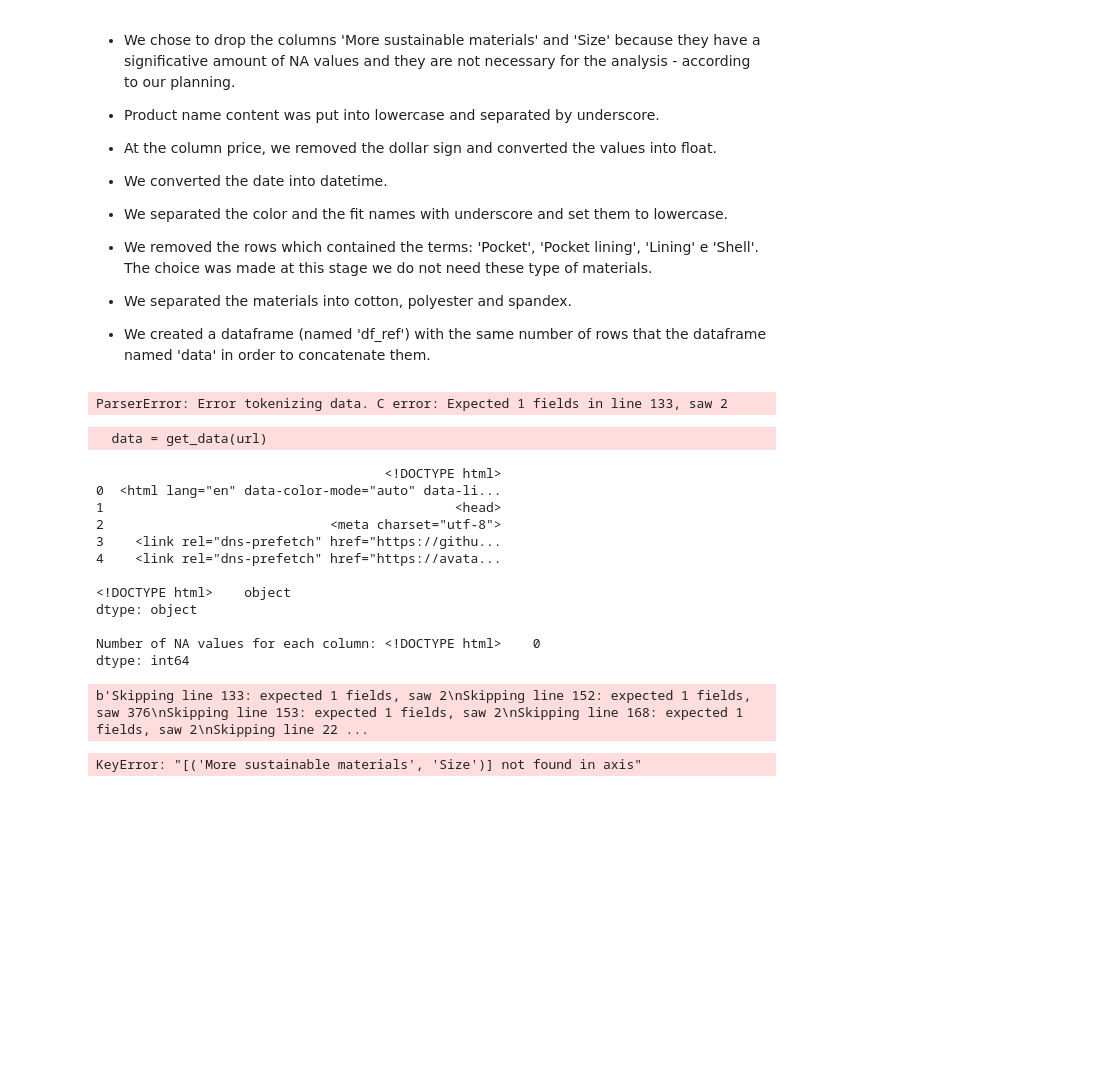
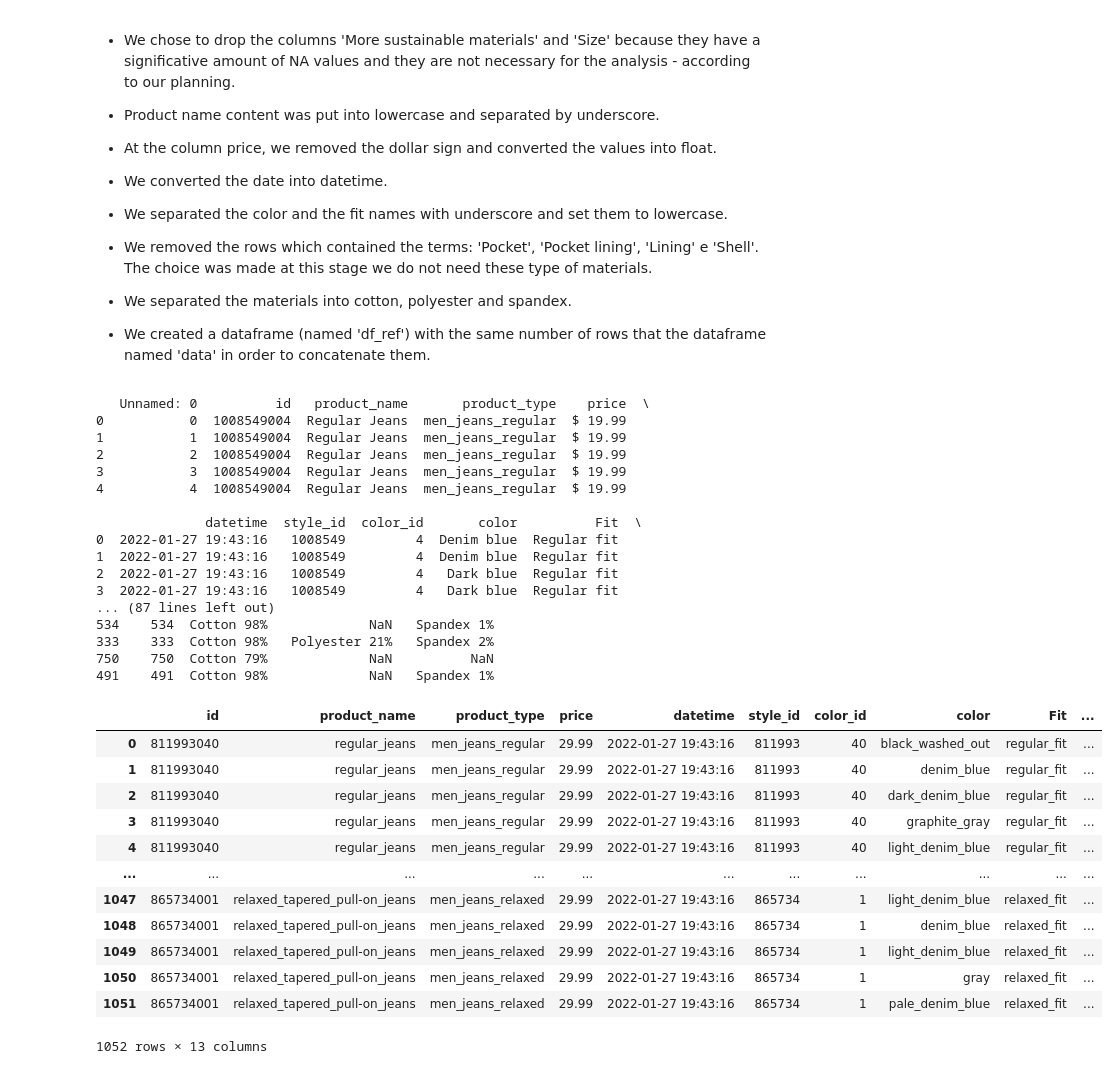
Before and after one commit to lucasquemelli/Star_Jeans, a Jupyter notebook: HM_webscraping/HM_webscraping.ipynb, the cells around one changed output. Cells and saved outputs as stored; diff of their text form; code cells hidden in the pictures; blank space fills up the shorter version.

```diff
--- a/HM_webscraping/HM_webscraping.ipynb
+++ b/HM_webscraping/HM_webscraping.ipynb
@@ -380,9 +380,7 @@ data_merge(data, df_final)
 
 - We created a dataframe (named 'df_ref') with the same number of rows that the dataframe named 'data' in order to concatenate them.
 # %%
-data = pd.read_csv("https://github.com/lucasquemelli/Star_Jeans/blob/main/H%26M%20-%20webscraping/data_raw.csv")
+data = pd.read_csv("https://raw.githubusercontent.com/lucasquemelli/Star_Jeans/main/HM_webscraping/data_raw.csv")
-# %% [output]
-ParserError: Error tokenizing data. C error: Expected 1 fields in line 133, saw 2
 # %%
 def show_data(data):
     print(data.head())
@@ -400,7 +398,7 @@ def na_values(data):
     return None
 
 def data_drop(data):
-    data = data.drop([['More sustainable materials', 'Size']], axis=1)
+    data = data.drop(['More sustainable materials', 'Size'], axis=1)
 
     return data
 
@@ -563,18 +561,36 @@ if __name__ == '__main__':
 
     data = new_compostion(data)
 # %% [output]
-  data = get_data(url)
+   Unnamed: 0          id   product_name       product_type    price  \
+0           0  1008549004  Regular Jeans  men_jeans_regular  $ 19.99
+1           1  1008549004  Regular Jeans  men_jeans_regular  $ 19.99
+2           2  1008549004  Regular Jeans  men_jeans_regular  $ 19.99
+3           3  1008549004  Regular Jeans  men_jeans_regular  $ 19.99
+4           4  1008549004  Regular Jeans  men_jeans_regular  $ 19.99
+
+              datetime  style_id  color_id       color          Fit  \
+0  2022-01-27 19:43:16   1008549         4  Denim blue  Regular fit
+1  2022-01-27 19:43:16   1008549         4  Denim blue  Regular fit
+2  2022-01-27 19:43:16   1008549         4   Dark blue  Regular fit
+3  2022-01-27 19:43:16   1008549         4   Dark blue  Regular fit
+... (87 lines left out)
+534    534  Cotton 98%             NaN   Spandex 1%
+333    333  Cotton 98%   Polyester 21%   Spandex 2%
+750    750  Cotton 79%             NaN          NaN
+491    491  Cotton 98%             NaN   Spandex 1%
-                                     <!DOCTYPE html>
-0  <html lang="en" data-color-mode="auto" data-li...
-1                                             <head>
-2                             <meta charset="utf-8">
-3    <link rel="dns-prefetch" href="https://githu...
-4    <link rel="dns-prefetch" href="https://avata...
-
-<!DOCTYPE html>    object
-dtype: object
-
-Number of NA values for each column: <!DOCTYPE html>    0
-dtype: int64
-b'Skipping line 133: expected 1 fields, saw 2\nSkipping line 152: expected 1 fields, saw 376\nSkipping line 153: expected 1 fields, saw 2\nSkipping line 168: expected 1 fields, saw 2\nSkipping line 22 ...
-KeyError: "[('More sustainable materials', 'Size')] not found in axis"
+# %%
+data
+# %% [output]
+|  | id | product_name | product_type | price | datetime | style_id | color_id | color | Fit | ... |
+| 0 | 811993040 | regular_jeans | men_jeans_regular | 29.99 | 2022-01-27 19:43:16 | 811993 | 40 | black_washed_out | regular_fit | ... |
+| 1 | 811993040 | regular_jeans | men_jeans_regular | 29.99 | 2022-01-27 19:43:16 | 811993 | 40 | denim_blue | regular_fit | ... |
+| 2 | 811993040 | regular_jeans | men_jeans_regular | 29.99 | 2022-01-27 19:43:16 | 811993 | 40 | dark_denim_blue | regular_fit | ... |
+| 3 | 811993040 | regular_jeans | men_jeans_regular | 29.99 | 2022-01-27 19:43:16 | 811993 | 40 | graphite_gray | regular_fit | ... |
+| 4 | 811993040 | regular_jeans | men_jeans_regular | 29.99 | 2022-01-27 19:43:16 | 811993 | 40 | light_denim_blue | regular_fit | ... |
+| ... | ... | ... | ... | ... | ... | ... | ... | ... | ... | ... |
+| 1047 | 865734001 | relaxed_tapered_pull-on_jeans | men_jeans_relaxed | 29.99 | 2022-01-27 19:43:16 | 865734 | 1 | light_denim_blue | relaxed_fit | ... |
+| 1048 | 865734001 | relaxed_tapered_pull-on_jeans | men_jeans_relaxed | 29.99 | 2022-01-27 19:43:16 | 865734 | 1 | denim_blue | relaxed_fit | ... |
+| 1049 | 865734001 | relaxed_tapered_pull-on_jeans | men_jeans_relaxed | 29.99 | 2022-01-27 19:43:16 | 865734 | 1 | light_denim_blue | relaxed_fit | ... |
+| 1050 | 865734001 | relaxed_tapered_pull-on_jeans | men_jeans_relaxed | 29.99 | 2022-01-27 19:43:16 | 865734 | 1 | gray | relaxed_fit | ... |
+| 1051 | 865734001 | relaxed_tapered_pull-on_jeans | men_jeans_relaxed | 29.99 | 2022-01-27 19:43:16 | 865734 | 1 | pale_denim_blue | relaxed_fit | ... |
+1052 rows × 13 columns
```
